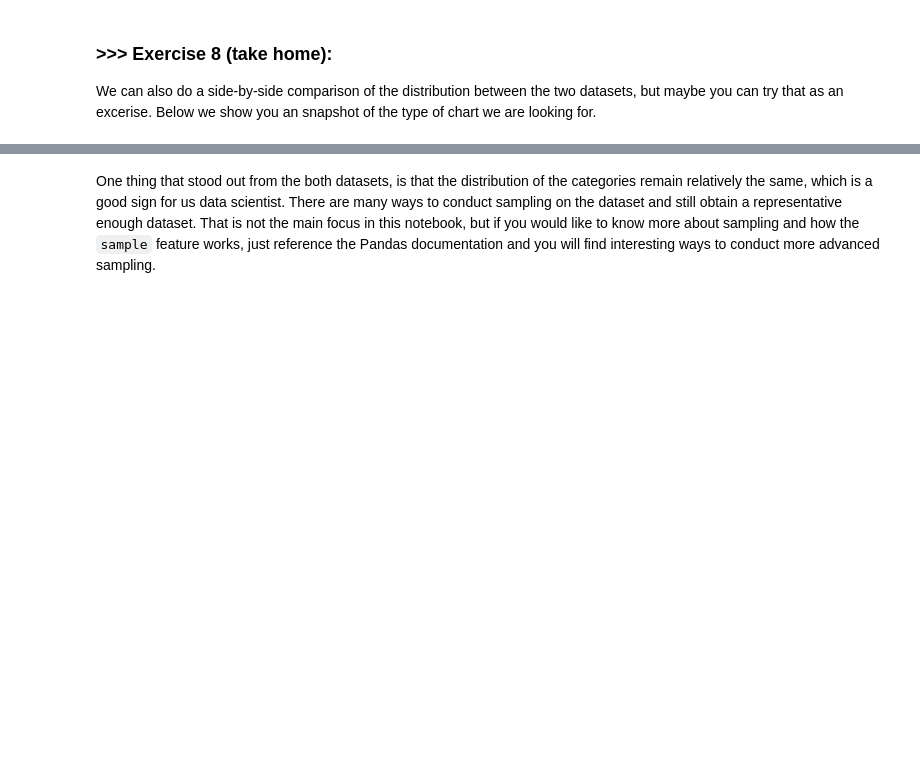
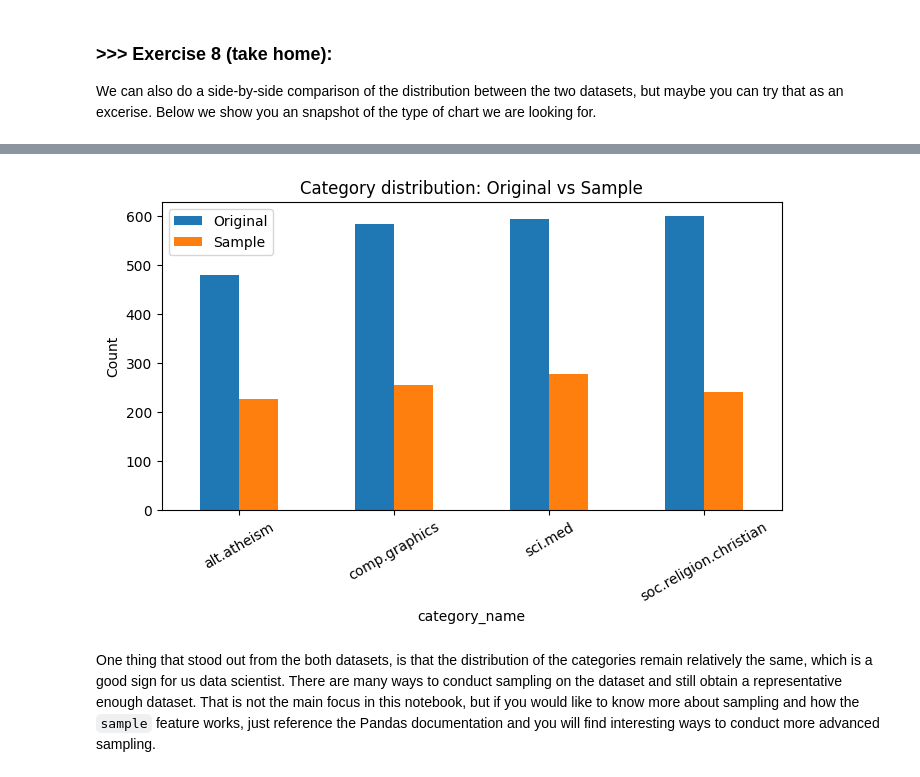
Before and after one commit to viljanenjuho/DM2025-Lab1-Exercise, a Jupyter notebook: DM2025-Lab1-Master.ipynb, the cells around one changed output, grey strips where cells are left out. Cells and saved outputs as stored; diff of their text form; code cells hidden in the pictures; blank space fills up the shorter version.

```diff
--- a/DM2025-Lab1-Master.ipynb
+++ b/DM2025-Lab1-Master.ipynb
@@ -827,3 +884,19 @@ We can also do a side-by-side comparison of the distribution between the two dat
+# %%
+# Compare category distributions side-by-side
+counts_X = X['category_name'].value_counts().sort_index()
+counts_sample = X_sample['category_name'].value_counts().sort_index()
+
+df_compare = pd.DataFrame({
+    'Original': counts_X,
+    'Sample': counts_sample
+})
+
+df_compare.plot(kind="bar", figsize=(8,4), rot=30)
+plt.title("Category distribution: Original vs Sample")
+plt.ylabel("Count")
+plt.show()
+# %% [output]
+[figure, added]
 # %% [markdown]
 One thing that stood out from the both datasets, is that the distribution of the categories remain relatively the same, which is a good sign for us data scientist. There are many ways to conduct sampling on the dataset and still obtain a representative enough dataset. That is not the main focus in this notebook, but if you would like to know more about sampling and how the `sample` feature works, just reference the Pandas documentation and you will find interesting ways to conduct more advanced sampling.
 # %% [markdown]
```
Also changed, not shown: parts of 22 cells of this notebook.
